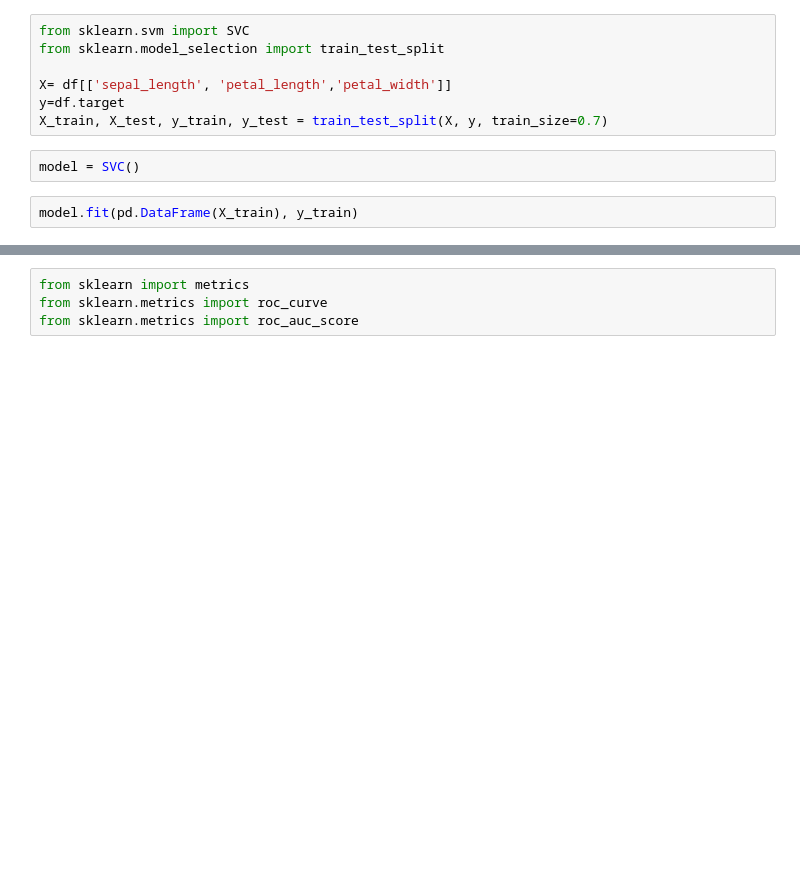
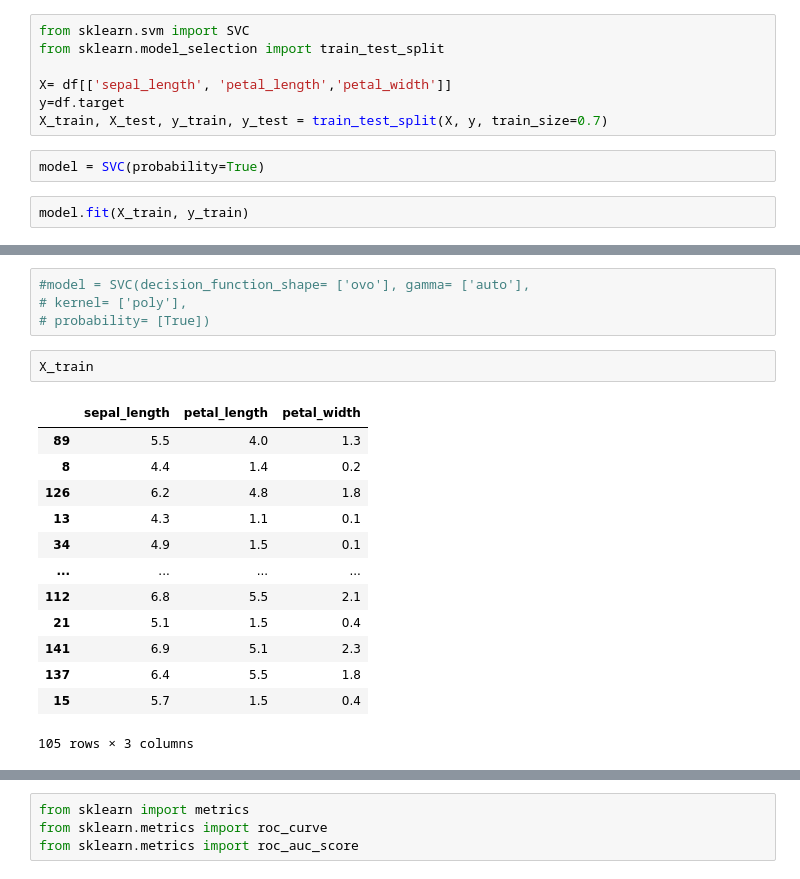
Before and after one commit to faro7ah/Excel-assignment, a Jupyter notebook: Iris_data_ROC_AUC_Confusion_matrix_assignment.ipynb, the cells around one changed output, grey strips where cells are left out. Saved outputs shown, nothing was run; the diff lists cells and outputs as text; blank space fills up the shorter version.

```diff
--- a/Iris_data_ROC_AUC_Confusion_matrix_assignment.ipynb
+++ b/Iris_data_ROC_AUC_Confusion_matrix_assignment.ipynb
@@ -383,9 +369,9 @@ X= df[['sepal_length', 'petal_length','petal_width']]
 y=df.target
 X_train, X_test, y_train, y_test = train_test_split(X, y, train_size=0.7)
 # %%
-model = SVC()
+model = SVC(probability=True)
 # %%
-model.fit(pd.DataFrame(X_train), y_train)
+model.fit(X_train, y_train)
 # %% [output]
 SVC(C=1.0, break_ties=False, cache_size=200, class_weight=None, coef0=0.0,
     decision_function_shape='ovr', degree=3, gamma='scale', kernel='rbf',
@@ -469,0 +462,20 @@ grid.best_score_
+# %%
+#model = SVC(decision_function_shape= ['ovo'], gamma= ['auto'],
+# kernel= ['poly'],
+# probability= [True])
+# %%
+X_train
+# %% [output]
+|  | sepal_length | petal_length | petal_width |
+| 89 | 5.5 | 4.0 | 1.3 |
+| 8 | 4.4 | 1.4 | 0.2 |
+| 126 | 6.2 | 4.8 | 1.8 |
+| 13 | 4.3 | 1.1 | 0.1 |
+| 34 | 4.9 | 1.5 | 0.1 |
+| ... | ... | ... | ... |
+| 112 | 6.8 | 5.5 | 2.1 |
+| 21 | 5.1 | 1.5 | 0.4 |
+| 141 | 6.9 | 5.1 | 2.3 |
+| 137 | 6.4 | 5.5 | 1.8 |
+| 15 | 5.7 | 1.5 | 0.4 |
+105 rows × 3 columns
```
Also changed, not shown: parts of 33 cells of this notebook.
